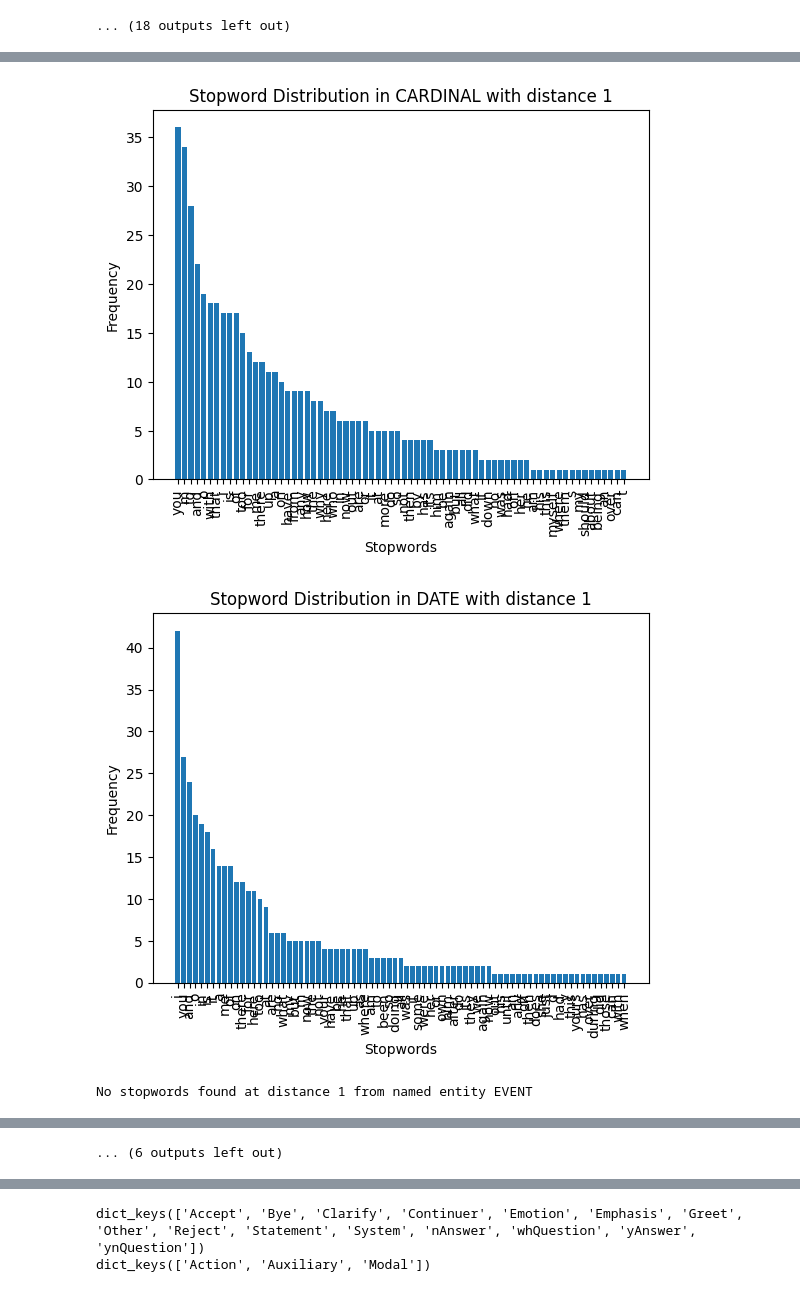
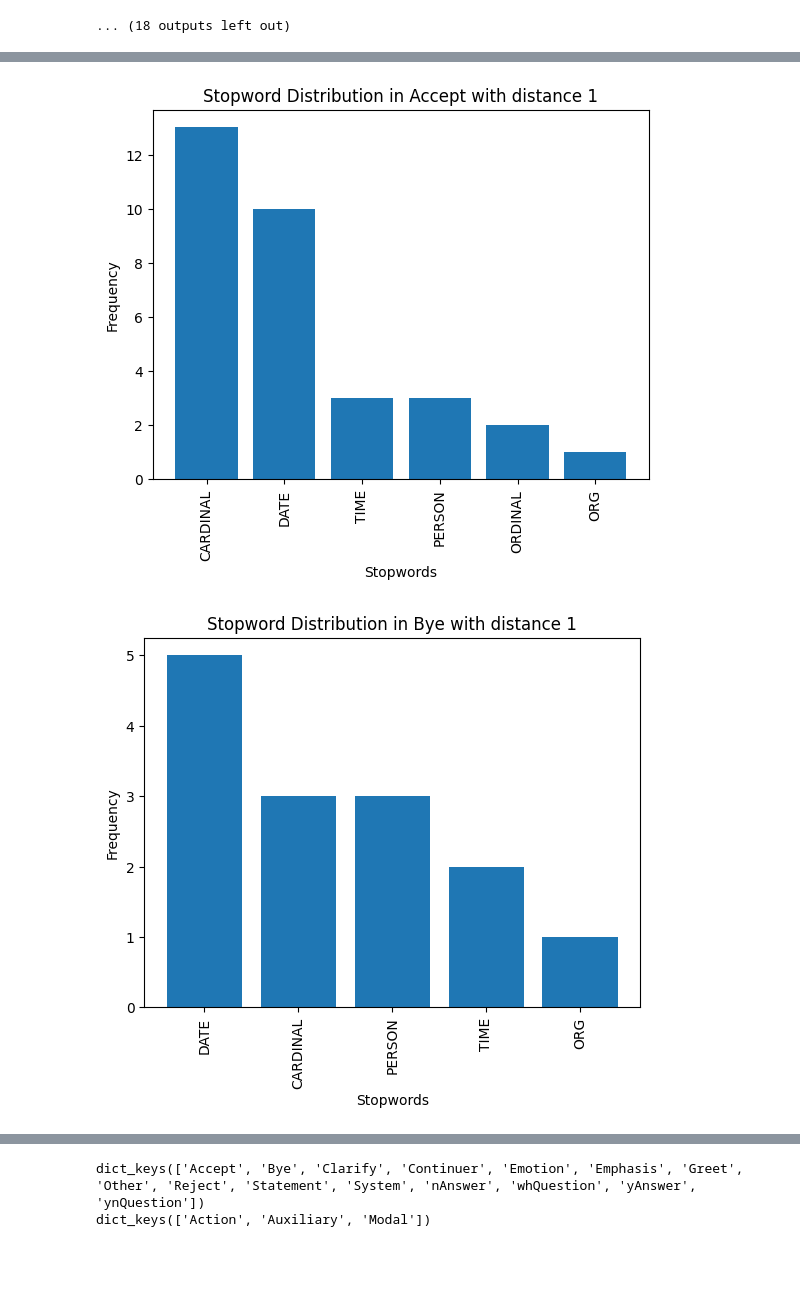
Before and after one commit to NevaEvar/NLP_Final_Project, a Jupyter notebook: Main.ipynb, the cells around one changed output, grey strips where cells are left out. Cells and saved outputs as stored; diff of their text form; code cells hidden in the pictures; blank space fills up the shorter version.

```diff
--- a/Main.ipynb
+++ b/Main.ipynb
@@ -199,26 +199,28 @@ plt.show()
 # %%
 # task 3.2
-sortEntities = sorted(entities, key = lambda x: x[1])  # Sort by entity label
+sortEntities = sorted(entities, key = lambda x: x[2])  # Sort by act label
+
 # dictionary of stopwords occuring at distance 1 from named entity
 entGroups = defaultdict(list)
 for i in sortEntities:
-    entGroups[i[1]].extend(i[3])
+    for j in range(len(i[3])): # extends for the amount of stop words found in entity
+        entGroups[i[2]].extend([i[1]]) # saves the entity label
 
 for ent in entGroups.keys():
     if len(entGroups[ent]) == 0:
         print(f'No stopwords found at distance 1 from named entity {ent}')
         continue
-    stopWordsFound, proportion = stopwordStats.StopWordCountDict(entGroups[ent])
-    word, freq = zip(*stopWordsFound)
+
+    entitiesFound = stopwordStats.EntityCountDict(entGroups[ent])
+    word, freq = zip(*entitiesFound)
 
     # histogram of stopwords in dialogue act
     plt.bar(word, freq)
     plt.xlabel('Stopwords')
     plt.xticks(rotation = 90)
     plt.ylabel('Frequency')
     plt.title(f'Stopword Distribution in {ent} with distance 1')
     plt.show()
 # %% [output]
-[figure, old version]
+[figure, new version]
-[figure, old version]
+[figure, new version]
-No stopwords found at distance 1 from named entity EVENT
@@ -234 +235,0 @@ No stopwords found at distance 1 from named entity EVENT
-... (6 outputs left out)
```
Also changed, not shown: parts of 6 cells of this notebook, 1 other file.
